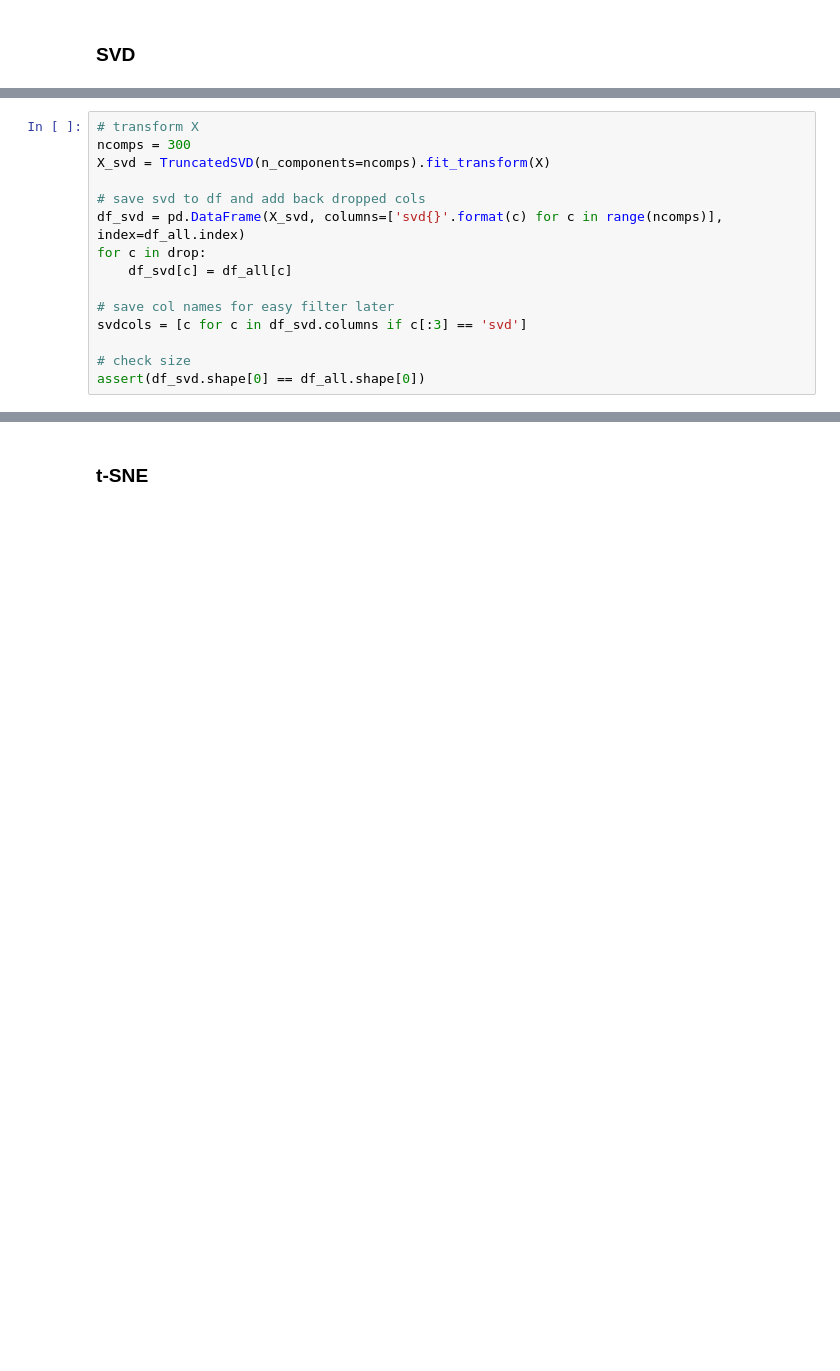
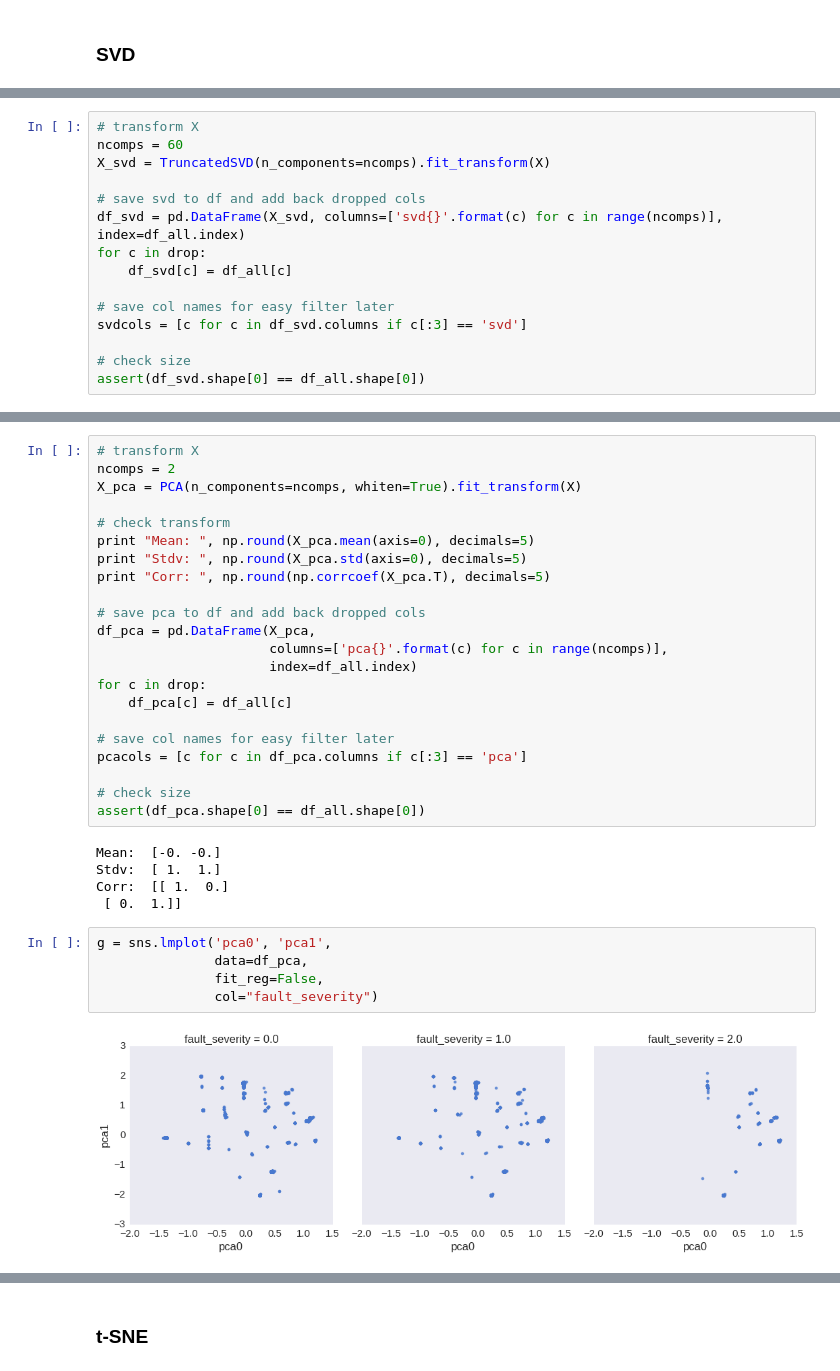
Before and after one commit to abiraja2004/ml_fun, a Jupyter notebook: telstra/notes.ipynb, the cells around one changed output, grey strips where cells are left out. Cells and saved outputs as stored; diff of their text form; blank space fills up the shorter version.

```diff
--- a/telstra/notes.ipynb
+++ b/telstra/notes.ipynb
@@ -556,6 +600,6 @@ At 300 components 99% of variance is preserved, so try keeping just those in a n
 # %%
 # transform X
-ncomps = 300
+ncomps = 60
 X_svd = TruncatedSVD(n_components=ncomps).fit_transform(X)
 
 # save svd to df and add back dropped cols
@@ -622,0 +641,34 @@ plt.title("$p_{j|i}$ (variable $\sigma$)")
+# %%
+# transform X
+ncomps = 2
+X_pca = PCA(n_components=ncomps, whiten=True).fit_transform(X)
+
+# check transform
+print "Mean: ", np.round(X_pca.mean(axis=0), decimals=5)
+print "Stdv: ", np.round(X_pca.std(axis=0), decimals=5)
+print "Corr: ", np.round(np.corrcoef(X_pca.T), decimals=5)
+
+# save pca to df and add back dropped cols
+df_pca = pd.DataFrame(X_pca,
+                      columns=['pca{}'.format(c) for c in range(ncomps)],
+                      index=df_all.index)
+for c in drop:
+    df_pca[c] = df_all[c]
+
+# save col names for easy filter later
+pcacols = [c for c in df_pca.columns if c[:3] == 'pca']
+
+# check size
+assert(df_pca.shape[0] == df_all.shape[0])
+# %% [output]
+Mean:  [-0. -0.]
+Stdv:  [ 1.  1.]
+Corr:  [[ 1.  0.]
+ [ 0.  1.]]
+# %%
+g = sns.lmplot('pca0', 'pca1',
+               data=df_pca,
+               fit_reg=False,
+               col="fault_severity")
+# %% [output]
+[figure, added]
```
Also changed, not shown: parts of 57 cells of this notebook, 8 other files.
